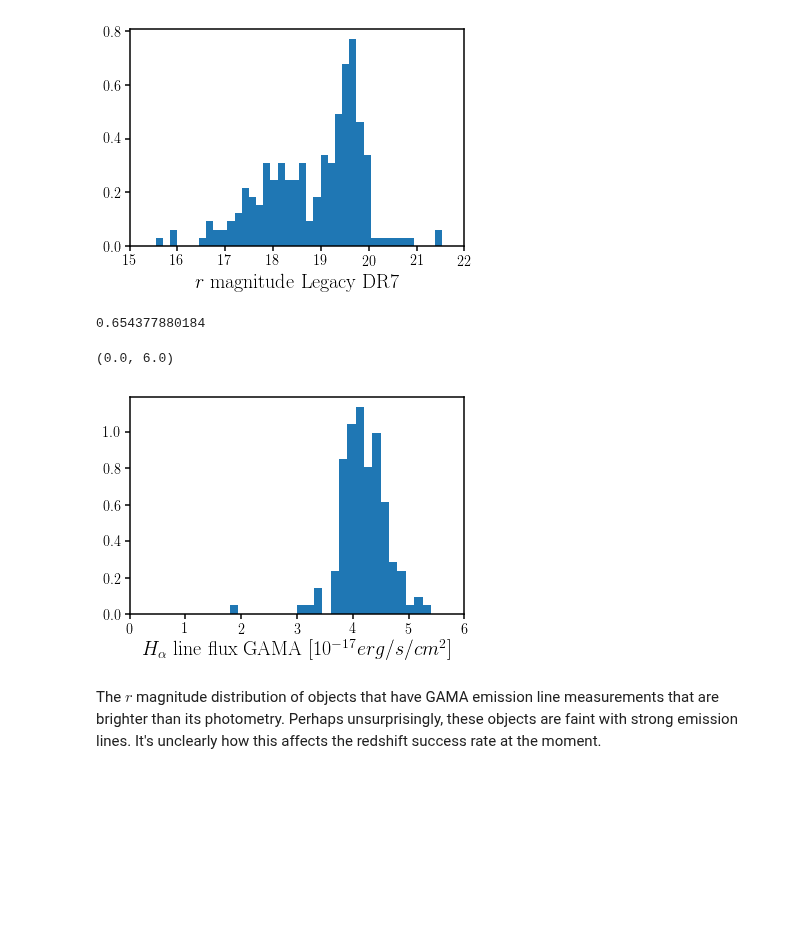
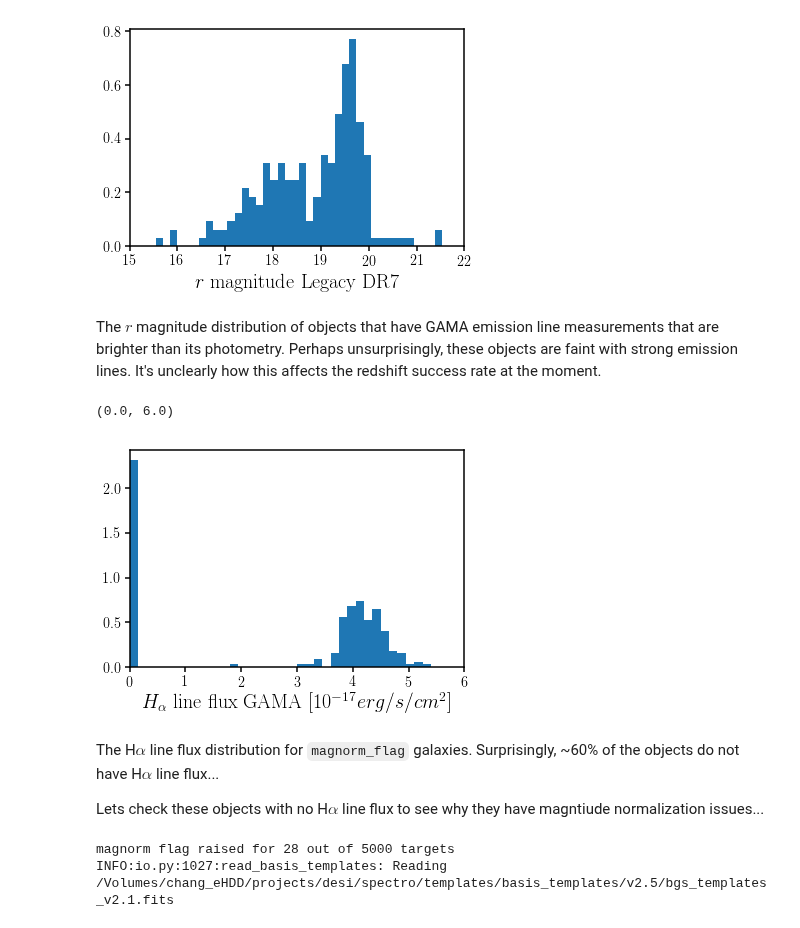
Before and after one commit to desi-bgs/feasiBGS, a Jupyter notebook: notebook/local_spectra_magnorm_flag.ipynb, the cells around one changed output. Saved outputs shown, nothing was run; the diff lists cells and outputs as text; code cells hidden in the pictures; blank space fills up the shorter version.

```diff
--- a/notebook/local_spectra_magnorm_flag.ipynb
+++ b/notebook/local_spectra_magnorm_flag.ipynb
@@ -124,16 +124,32 @@ sub.set_xlim([15., 22.])
 # %% [output]
 (15.0, 22.0)
 [figure]
-# %%
-print float(np.sum(hasha))/float(len(hasha))
-fig = plt.figure()
-sub = fig.add_subplot(111)
-_ = sub.hist(np.log10(blocks_ha[hasha]), range=(0., 6.), bins=40, density=True)
-sub.set_xlabel(r'$H_\alpha$ line flux GAMA $[10^{-17}erg/s/cm^2]$', fontsize=20)
-sub.set_xlim([0., 6.])
-# %% [output]
-0.654377880184
-(0.0, 6.0)
-[figure, removed]
 # %% [markdown]
 The $r$ magnitude distribution of objects that have GAMA emission line measurements that are brighter than its photometry. Perhaps unsurprisingly, these objects are faint with strong emission lines. It's unclearly how this affects the redshift success rate at the moment.
+# %%
+blocks_ha_lowlim = blocks_ha.copy()
+blocks_ha_lowlim[np.where(~hasha)] = 10**0.1
+fig = plt.figure()
+sub = fig.add_subplot(111)
+_ = sub.hist(np.log10(blocks_ha_lowlim), range=(0., 6.), bins=40, density=True)
+sub.set_xlabel(r'$H_\alpha$ line flux GAMA $[10^{-17}erg/s/cm^2]$', fontsize=20)
+sub.set_xlim([0., 6.])
+# %% [output]
+(0.0, 6.0)
+[figure, added]
+# %% [markdown]
+The H$\alpha$ line flux distribution for `magnorm_flag` galaxies. Surprisingly, ~60% of the objects do not have H$\alpha$ line flux...
+
+Lets check these objects with no H$\alpha$ line flux to see why they have magntiude normalization issues...
+# %%
+_, flag_block1 = magnormFLAG(1)
+
+flag_block1_r_mag_gama = flag_block1['gama-photo']['modelmag_r']
+flag_block1_ha = flag_block1['gama-spec']['ha_flux']
+flag_block1_z = flag_block1['gama-spec']['z']
+
+s_bgs = FM.BGSsourceSpectra(wavemin=1500.0, wavemax=2e4)
+emline_flux = s_bgs.EmissionLineFlux(flag_block1, dr_gama=3, silent=False)
+# %% [output]
+magnorm flag raised for 28 out of 5000 targets
+INFO:io.py:1027:read_basis_templates: Reading /Volumes/chang_eHDD/projects/desi/spectro/templates/basis_templates/v2.5/bgs_templates_v2.1.fits
```
Also changed, not shown: parts of 4 cells of this notebook, 1 other file.
